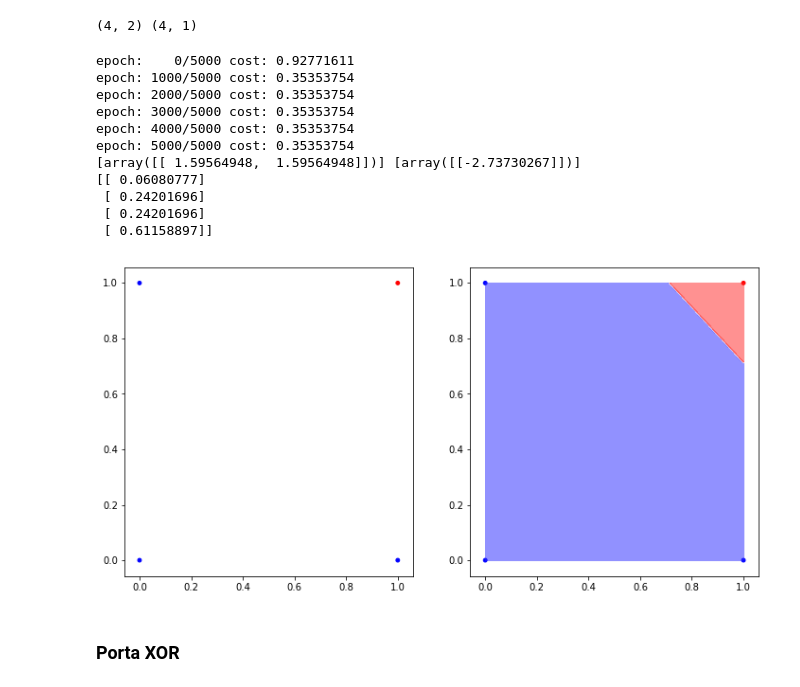
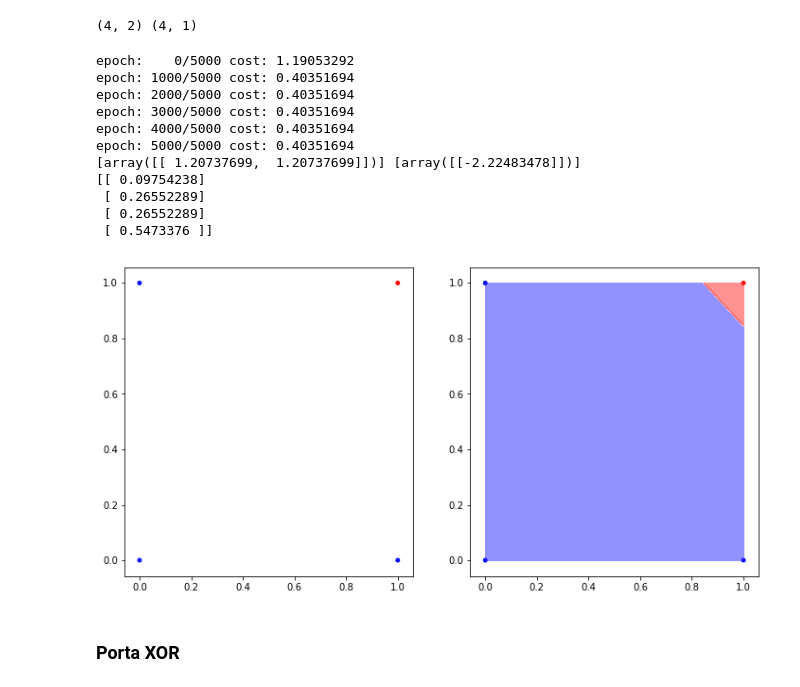
Before and after one commit to arnaldog12/Manual-Pratico-Deep-Learning, a Jupyter notebook: Rede Neural.ipynb, the cells around one changed output. Saved outputs shown, nothing was run; the diff lists cells and outputs as text; code cells hidden in the pictures.

```diff
--- a/Rede Neural.ipynb
+++ b/Rede Neural.ipynb
@@ -201,7 +201,7 @@ class NeuralNetwork():
             self.__backprop(y, y_pred)
 
             if epoch % verbose == 0:
-                cost = self.cost_func(y, y_pred) + self.reg_strength*self.reg_func(self.weights)
+                cost = self.cost_func(y, y_pred) + self.reg_strength*self.reg_func(self.weights)/x.shape[0]
                 print("epoch: {0:=4}/{1} cost: {2:.8f}".format(epoch, epochs, cost))
 
     def predict(self, x):
@@ -228,7 +228,7 @@ class NeuralNetwork():
             dbiases.append(1.0*dactivation.sum(axis=0, keepdims=True))
 
         dreg = self.reg_func(self.weights, derivative=True)
-        dweights = [dw + self.reg_strength*reg for dw, reg in zip(dweights, reversed(dreg))]
+        dweights = [dw + self.reg_strength*reg/y.shape[0] for dw, reg in zip(dweights, reversed(dreg))]
         self.weights = [w - self.learning_rate*dw for w, dw in zip(self.weights, reversed(dweights))]
         self.biases  = [b - self.learning_rate*db for b, db in zip(self.biases, reversed(dbiases))]
 # %% [markdown]
@@ -565,26 +565,26 @@ print(x.shape, y.shape)
 # %%
 D = x.shape[1]
 
-nn = NeuralNetwork(layers_size=[D, 1], activations=[sigmoid], cost_func=sigmoid_cross_entropy, learning_rate=1.0, reg_func=l2_regularization, reg_strength=0.03)
+nn = NeuralNetwork(layers_size=[D, 1], activations=[sigmoid], cost_func=sigmoid_cross_entropy, learning_rate=1.0, reg_func=l2_regularization, reg_strength=0.2)
 nn.fit(x, y, epochs=5000, verbose=1000)
 
 print(nn.weights, nn.biases)
 print(nn.predict(x))
 
 plots.plot_data_and_predictions_3d_in_2d(x, y, is_binary=True, nn=nn, threshold=0.5, cmap='bwr')
 # %% [output]
-epoch:    0/5000 cost: 0.92771611
-epoch: 1000/5000 cost: 0.35353754
-epoch: 2000/5000 cost: 0.35353754
-epoch: 3000/5000 cost: 0.35353754
-epoch: 4000/5000 cost: 0.35353754
-epoch: 5000/5000 cost: 0.35353754
-[array([[ 1.59564948,  1.59564948]])] [array([[-2.73730267]])]
-[[ 0.06080777]
- [ 0.24201696]
- [ 0.24201696]
- [ 0.61158897]]
+epoch:    0/5000 cost: 1.19053292
+epoch: 1000/5000 cost: 0.40351694
+epoch: 2000/5000 cost: 0.40351694
+epoch: 3000/5000 cost: 0.40351694
+epoch: 4000/5000 cost: 0.40351694
+epoch: 5000/5000 cost: 0.40351694
+[array([[ 1.20737699,  1.20737699]])] [array([[-2.22483478]])]
+[[ 0.09754238]
+ [ 0.26552289]
+ [ 0.26552289]
+ [ 0.5473376 ]]
-[figure, old version]
+[figure, new version]
 # %% [markdown]
 ### Porta XOR
 # %%
```
Also changed, not shown: parts of 1 cell of this notebook.
